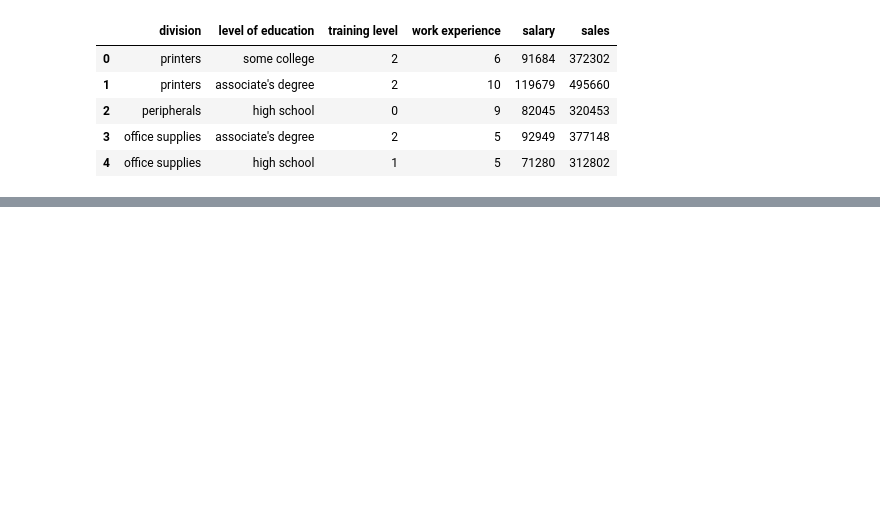
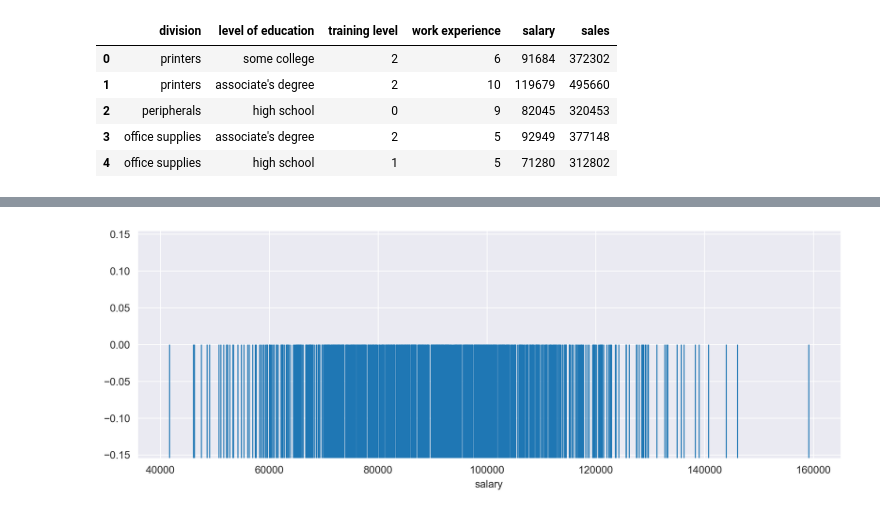
Before and after one commit to kinwong/Udemy-Machine-Learning-Data-Science-Masterclass, a Jupyter notebook: seaborn.ipynb, the cells around one changed output, grey strips where cells are left out. Saved outputs shown, nothing was run; the diff lists cells and outputs as text; code cells hidden in the pictures; blank space fills up the shorter version.

```diff
--- a/seaborn.ipynb
+++ b/seaborn.ipynb
@@ -21,0 +22,5 @@ sns.scatterplot(x='salary', y='sales', data=df,hue='level of education')
+# %%
+plt.figure(figsize=(12,4),dpi=240)
+sns.rugplot(x = 'salary', data=df, height=0.5);
+# %% [output]
+[figure, added]
```
Also changed, not shown: parts of 4 cells of this notebook.
